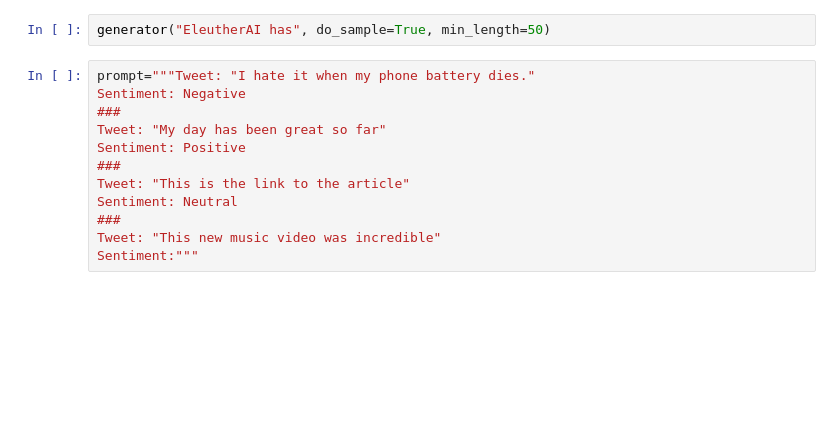
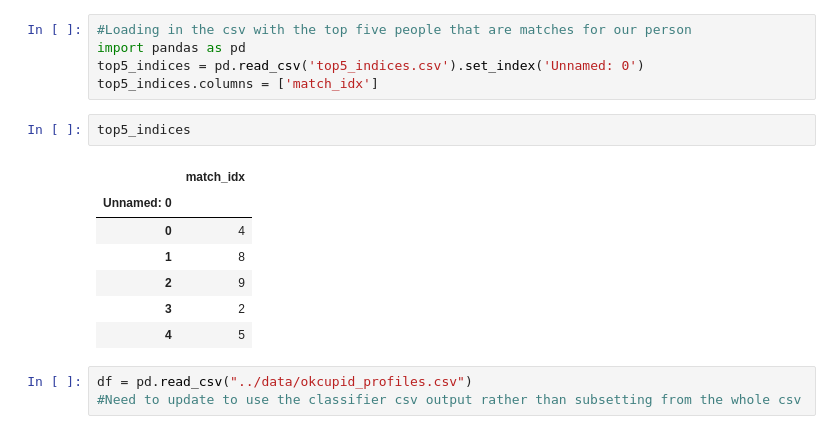
Before and after one commit to rok12003/see-you-l8r-allidater, a Jupyter notebook: gen_ai.ipynb, the cells around one changed output. Drawn from its saved outputs; the diff is of its cells as text; blank space fills up the shorter version.

Commit message:
Initial profile generation implementation

```diff
--- a/gen_ai.ipynb
+++ b/gen_ai.ipynb
@@ -8,14 +15,18 @@ To enable the following instructions: AVX2 AVX512F AVX512_VNNI FMA, in other ope
-# %%
-generator("EleutherAI has", do_sample=True, min_length=50)
-# %%
-prompt="""Tweet: "I hate it when my phone battery dies."
-Sentiment: Negative
-###
-Tweet: "My day has been great so far"
-Sentiment: Positive
-###
-Tweet: "This is the link to the article"
-Sentiment: Neutral
-###
-Tweet: "This new music video was incredible"
-Sentiment:"""
+# %%
+#Loading in the csv with the top five people that are matches for our person
+import pandas as pd
+top5_indices = pd.read_csv('top5_indices.csv').set_index('Unnamed: 0')
+top5_indices.columns = ['match_idx']
+# %%
+top5_indices
+# %% [output]
+|  | match_idx |
+| Unnamed: 0 |  |
+| 0 | 4 |
+| 1 | 8 |
+| 2 | 9 |
+| 3 | 2 |
+| 4 | 5 |
+# %%
+df = pd.read_csv("../data/okcupid_profiles.csv")
+#Need to update to use the classifier csv output rather than subsetting from the whole csv
```
Also changed, not shown: parts of 5 cells of this notebook.
